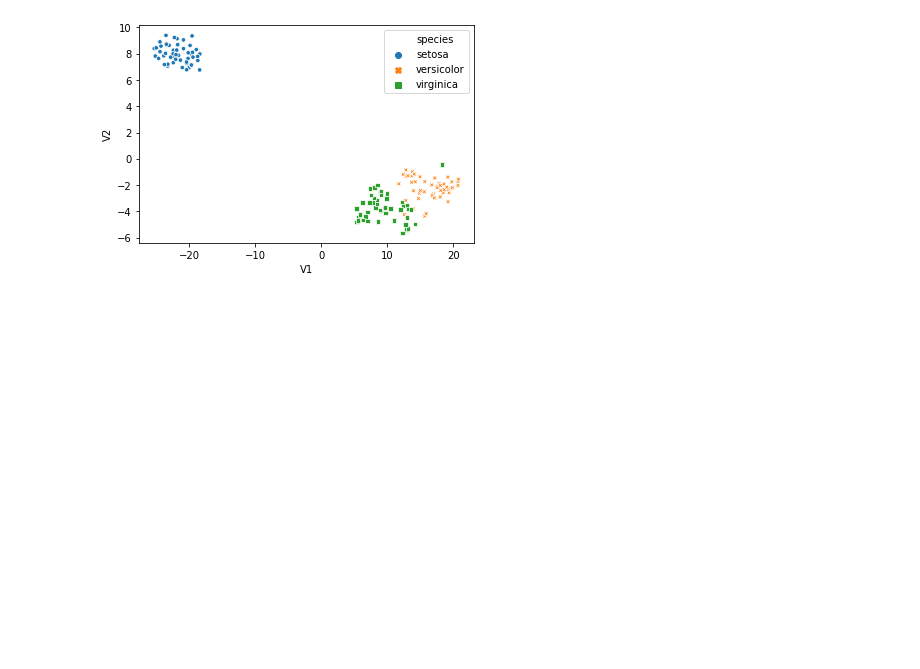
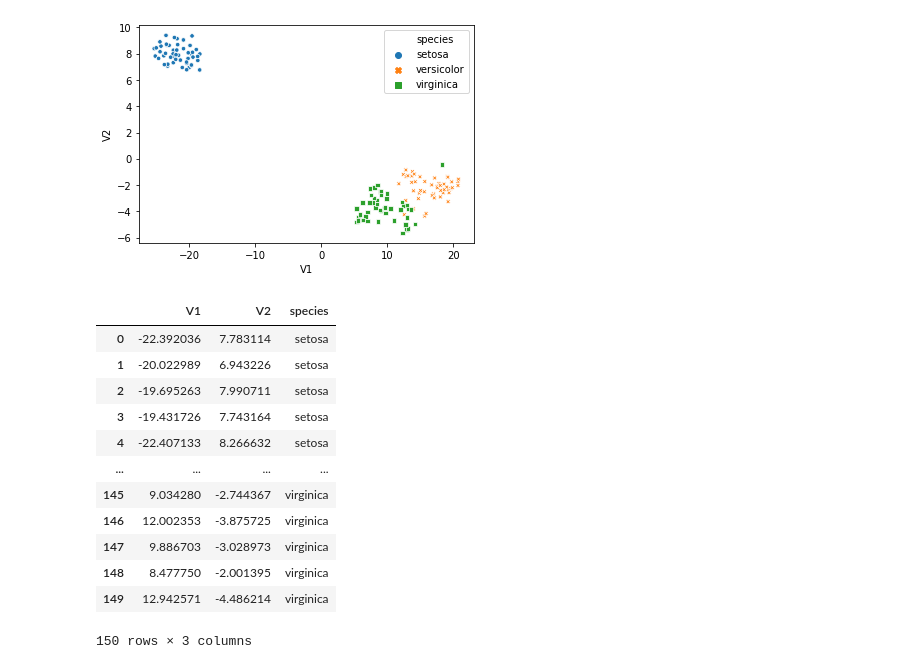
Before and after one commit to david-yoon/ML-examples, a Jupyter notebook: tsne/t-SNE.ipynb, the cells around one changed output. Drawn from its saved outputs; the diff is of its cells as text; code cells hidden in the pictures; blank space fills up the shorter version.

```diff
--- a/tsne/t-SNE.ipynb
+++ b/tsne/t-SNE.ipynb
@@ -37,3 +86,19 @@ sns.scatterplot(x='V1',
 plt.show()
 # %% [output]
 [figure]
+# %%
+df_iris_tsne_result
+# %% [output]
+|  | V1 | V2 | species |
+| 0 | -22.392036 | 7.783114 | setosa |
+| 1 | -20.022989 | 6.943226 | setosa |
+| 2 | -19.695263 | 7.990711 | setosa |
+| 3 | -19.431726 | 7.743164 | setosa |
+| 4 | -22.407133 | 8.266632 | setosa |
+| ... | ... | ... | ... |
+| 145 | 9.034280 | -2.744367 | virginica |
+| 146 | 12.002353 | -3.875725 | virginica |
+| 147 | 9.886703 | -3.028973 | virginica |
+| 148 | 8.477750 | -2.001395 | virginica |
+| 149 | 12.942571 | -4.486214 | virginica |
+150 rows × 3 columns
```
Also changed, not shown: parts of 6 cells of this notebook, 1 other file.
